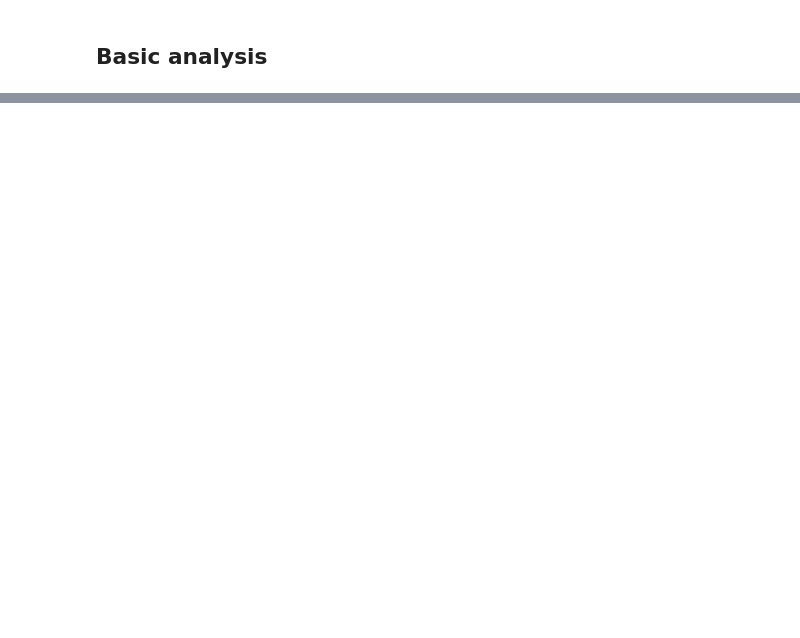
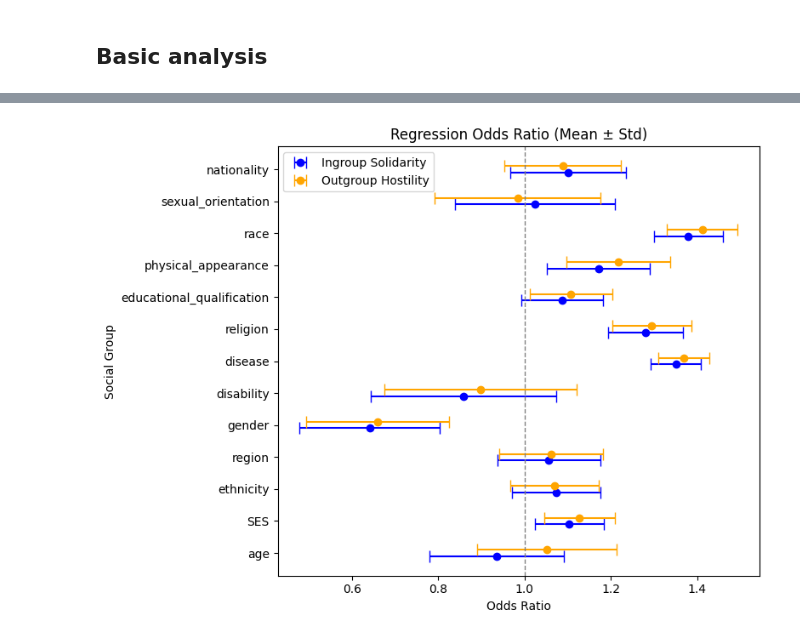
Before and after one commit to leoleepsyche/social-identity-biases, a Jupyter notebook: bias_in_llm/code/8_analysis.ipynb, the cells around one changed output, grey strips where cells are left out. Cells and saved outputs as stored; diff of their text form; code cells hidden in the pictures; blank space fills up the shorter version.

```diff
--- a/bias_in_llm/code/8_analysis.ipynb
+++ b/bias_in_llm/code/8_analysis.ipynb
@@ -93,0 +424,49 @@ for group in ['in', 'out']:
+# %%
+import matplotlib.pyplot as plt
+import numpy as np
+import pandas as pd
+
+data = pd.read_csv('./data/logistic_result_social_group.csv')
+data['Coefficient'] = np.exp(data['Coefficient'])
+data = data[data['SentimentClassifier']=='aliyun']
+df1 = data[data['Type']=='in']
+df2 = data[data['Type']=='out']
+# model name
+social_grouops1 = df1['SocialGroup'].to_list()
+social_grouops2 = df2['SocialGroup'].to_list()
+social_groups = list(set(social_grouops1) & set(social_grouops2))
+
+df1 = df1[df1['SocialGroup'].isin(social_groups)]
+df2 = df2[df2['SocialGroup'].isin(social_groups)]
+# mean of two coefficients for each model
+coef1_means = df1['Coefficient'].to_list()
+coef2_means = df2['Coefficient'].to_list()
+# standard diviation of each coefficient
+coef1_stds = df1['Std'].to_list()
+coef2_stds = df2['Std'].to_list()
+
+# vertical axis position
+y = np.arange(len(social_groups))
+offset = 0.1
+
+plt.figure(figsize=(8, 6))
+
+# plot coefficient 1
+plt.errorbar(coef1_means, y - offset, xerr=coef1_stds, fmt='o', capsize=5, label='Ingroup Solidarity', color='blue')
+
+# plot coefficinet 2
+plt.errorbar(coef2_means, y + offset, xerr=coef2_stds, fmt='o', capsize=5, label='Outgroup Hostility', color='orange')
+
+# set label of vertical axis
+plt.yticks(y, social_groups)
+plt.xlabel('Odds Ratio')
+plt.ylabel('Social Group')
+plt.title('Regression Odds Ratio (Mean ± Std)')
+# plt.grid(True, linestyle='--', alpha=0.6)
+plt.axvline(x=1, color='gray', linestyle='--', linewidth=1)
+plt.legend()
+plt.tight_layout()
+plt.show()
+# plt.savefig('.\\data\\logistic_result_social_group.pdf', format='pdf')
+# %% [output]
+[figure, added]
```
Also changed, not shown: parts of 9 cells of this notebook, 3 other files.
